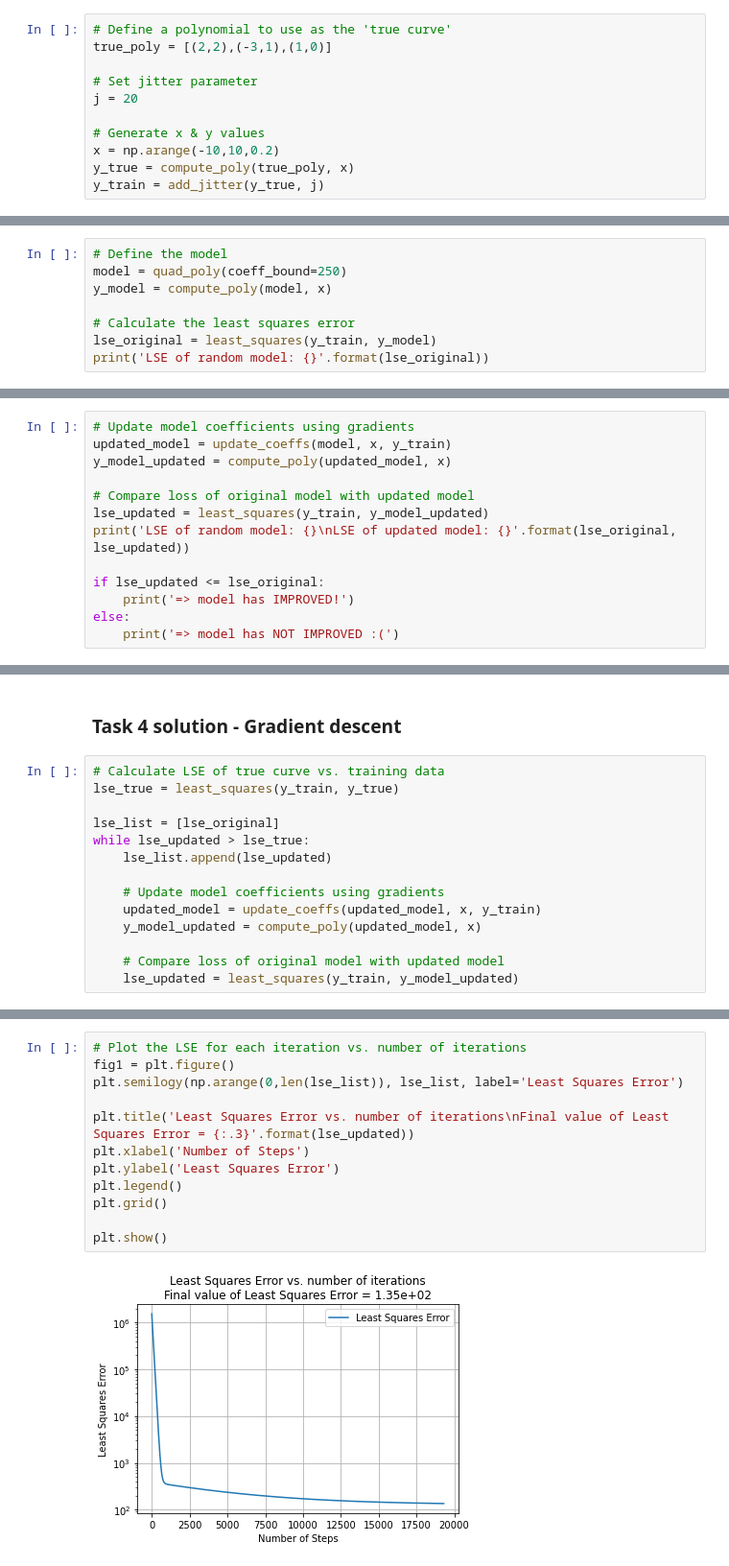
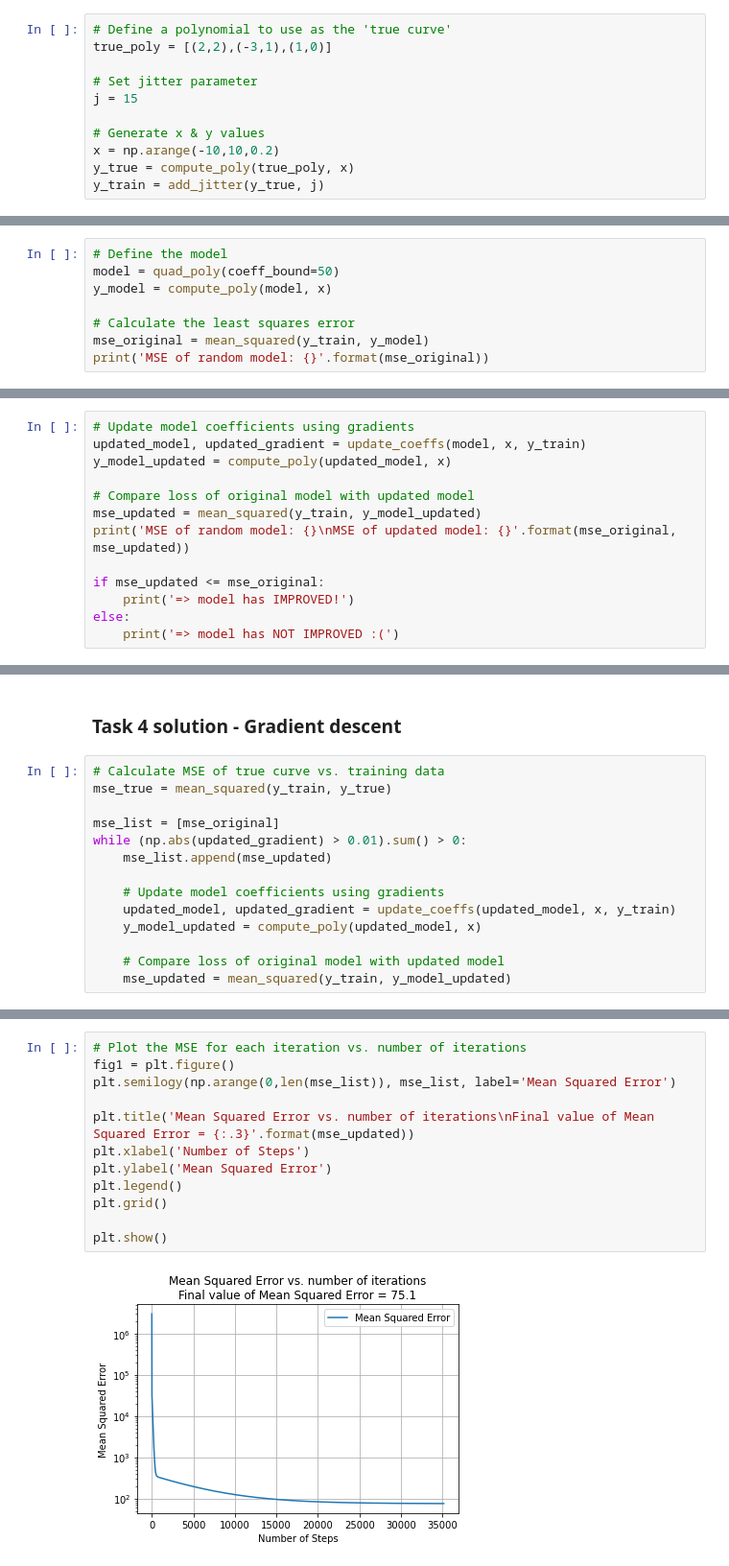
Before and after one commit to yrsci/Level8AI-CE4031-Etivity1, a Jupyter notebook: Etivity1_Regression_21208298.ipynb, the cells around one changed output, grey strips where cells are left out. Shown at 96% size. Saved outputs shown, nothing was run; the diff lists cells and outputs as text.

```diff
--- a/Etivity1_Regression_21208298.ipynb
+++ b/Etivity1_Regression_21208298.ipynb
@@ -360,7 +359,7 @@ This is represented in Python as a list of tuples: [(2, 2), (-3, 1), (1, 0)]
 true_poly = [(2,2),(-3,1),(1,0)]
 
 # Set jitter parameter
-j = 20
+j = 15
 
 # Generate x & y values
 x = np.arange(-10,10,0.2)
@@ -385,10 +384,10 @@ plt.show()
 ### Task 2 solution - Loss
 # %%
 # Define the model
-model = quad_poly(coeff_bound=250)
+model = quad_poly(coeff_bound=50)
 y_model = compute_poly(model, x)
 
 # Calculate the least squares error
-lse_original = least_squares(y_train, y_model)
-print('LSE of random model: {}'.format(lse_original))
+mse_original = mean_squared(y_train, y_model)
+print('MSE of random model: {}'.format(mse_original))
 # %% [output]
@@ -420,14 +419,14 @@ $$\frac{dE}{db}=\frac{-2}{n}\sum\limits_{i=1}^{n}{x_i(yi-(ax_i^2+bx_i+c))}$$
 $$\frac{dE}{dc}=\frac{-2}{n}\sum\limits_{i=1}^{n}{(y_i-(ax_i^2+bx_i+c))}$$
 # %%
 # Update model coefficients using gradients
-updated_model = update_coeffs(model, x, y_train)
+updated_model, updated_gradient = update_coeffs(model, x, y_train)
 y_model_updated = compute_poly(updated_model, x)
 
 # Compare loss of original model with updated model
-lse_updated = least_squares(y_train, y_model_updated)
-print('LSE of random model: {}\nLSE of updated model: {}'.format(lse_original, lse_updated))
+mse_updated = mean_squared(y_train, y_model_updated)
+print('MSE of random model: {}\nMSE of updated model: {}'.format(mse_original, mse_updated))
 
-if lse_updated <= lse_original:
+if mse_updated <= mse_original:
     print('=> model has IMPROVED!')
 else:
     print('=> model has NOT IMPROVED :(')
@@ -453,19 +452,19 @@ plt.show()
 # %% [markdown]
 ### Task 4 solution - Gradient descent
 # %%
-# Calculate LSE of true curve vs. training data
-lse_true = least_squares(y_train, y_true)
+# Calculate MSE of true curve vs. training data
+mse_true = mean_squared(y_train, y_true)
 
-lse_list = [lse_original]
-while lse_updated > lse_true:
-    lse_list.append(lse_updated)
+mse_list = [mse_original]
+while (np.abs(updated_gradient) > 0.01).sum() > 0:
+    mse_list.append(mse_updated)
 
     # Update model coefficients using gradients
-    updated_model = update_coeffs(updated_model, x, y_train)
+    updated_model, updated_gradient = update_coeffs(updated_model, x, y_train)
     y_model_updated = compute_poly(updated_model, x)
 
     # Compare loss of original model with updated model
-    lse_updated = least_squares(y_train, y_model_updated)
+    mse_updated = mean_squared(y_train, y_model_updated)
 # %%
 # Plot the optimised model & training data for comparison
 fig1 = plt.figure()
@@ -483,14 +482,14 @@ plt.show()
 # %%
-# Plot the LSE for each iteration vs. number of iterations
+# Plot the MSE for each iteration vs. number of iterations
 fig1 = plt.figure()
-plt.semilogy(np.arange(0,len(lse_list)), lse_list, label='Least Squares Error')
+plt.semilogy(np.arange(0,len(mse_list)), mse_list, label='Mean Squared Error')
 
-plt.title('Least Squares Error vs. number of iterations\nFinal value of Least Squares Error = {:.3}'.format(lse_updated))
+plt.title('Mean Squared Error vs. number of iterations\nFinal value of Mean Squared Error = {:.3}'.format(mse_updated))
 plt.xlabel('Number of Steps')
-plt.ylabel('Least Squares Error')
+plt.ylabel('Mean Squared Error')
 plt.legend()
 plt.grid()
 
 plt.show()
 # %% [output]
-[figure, old version]
+[figure, new version]
```
Also changed, not shown: parts of 8 cells of this notebook.
